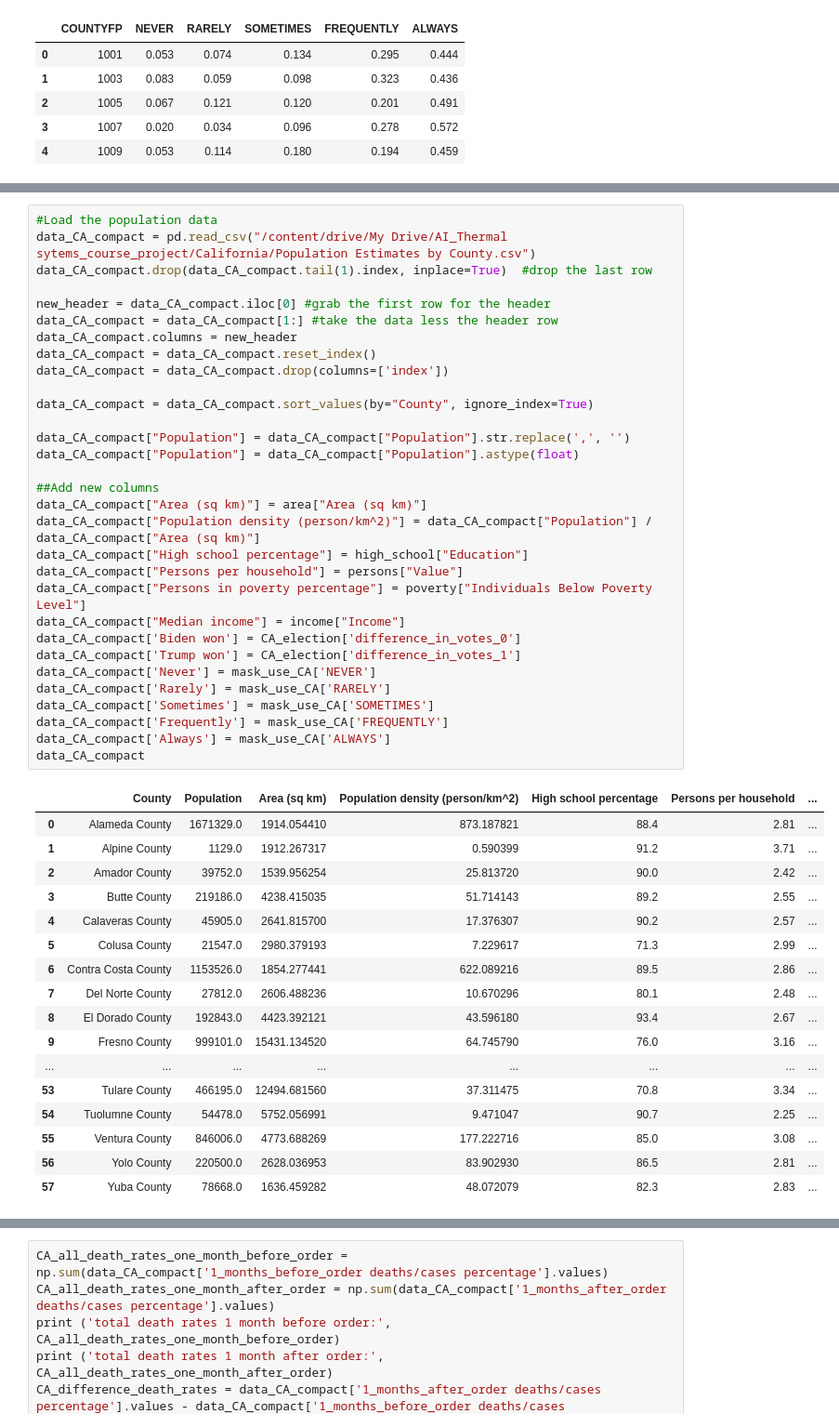
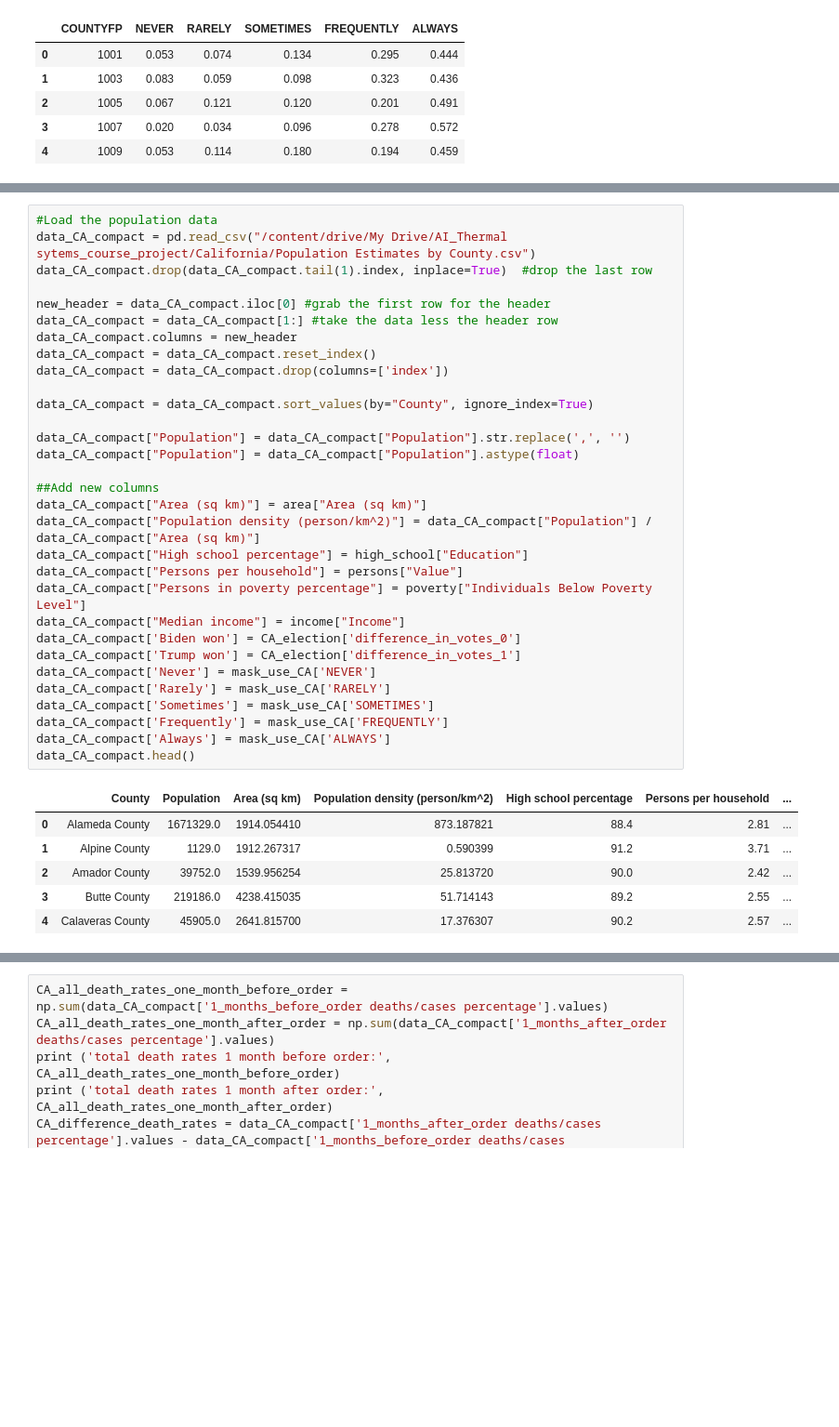
Before and after one commit to alilafzi/Coronavirus, a Jupyter notebook: California.ipynb, the cells around one changed output, grey strips where cells are left out. Shown: that part at 93% size. Saved outputs shown, nothing was run; the diff lists cells and outputs as text; blank space fills up the shorter version.

```diff
--- a/California.ipynb
+++ b/California.ipynb
@@ -372,43 +281,32 @@ data_CA_compact = data_CA_compact[1:] #take the data less the header row
 data_CA_compact.columns = new_header
 data_CA_compact = data_CA_compact.reset_index()
 data_CA_compact = data_CA_compact.drop(columns=['index'])
 
 data_CA_compact = data_CA_compact.sort_values(by="County", ignore_index=True)
 
 data_CA_compact["Population"] = data_CA_compact["Population"].str.replace(',', '')
 data_CA_compact["Population"] = data_CA_compact["Population"].astype(float)
 
 ##Add new columns
 data_CA_compact["Area (sq km)"] = area["Area (sq km)"]
 data_CA_compact["Population density (person/km^2)"] = data_CA_compact["Population"] / data_CA_compact["Area (sq km)"]
 data_CA_compact["High school percentage"] = high_school["Education"]
 data_CA_compact["Persons per household"] = persons["Value"]
 data_CA_compact["Persons in poverty percentage"] = poverty["Individuals Below Poverty Level"]
 data_CA_compact["Median income"] = income["Income"]
 data_CA_compact['Biden won'] = CA_election['difference_in_votes_0']
 data_CA_compact['Trump won'] = CA_election['difference_in_votes_1']
 data_CA_compact['Never'] = mask_use_CA['NEVER']
 data_CA_compact['Rarely'] = mask_use_CA['RARELY']
 data_CA_compact['Sometimes'] = mask_use_CA['SOMETIMES']
 data_CA_compact['Frequently'] = mask_use_CA['FREQUENTLY']
 data_CA_compact['Always'] = mask_use_CA['ALWAYS']
-data_CA_compact
+data_CA_compact.head()
 # %% [output]
 |  | County | Population | Area (sq km) | Population density (person/km^2) | High school percentage | Persons per household | ... |
 | 0 | Alameda County | 1671329.0 | 1914.054410 | 873.187821 | 88.4 | 2.81 | ... |
 | 1 | Alpine County | 1129.0 | 1912.267317 | 0.590399 | 91.2 | 3.71 | ... |
 | 2 | Amador County | 39752.0 | 1539.956254 | 25.813720 | 90.0 | 2.42 | ... |
 | 3 | Butte County | 219186.0 | 4238.415035 | 51.714143 | 89.2 | 2.55 | ... |
 | 4 | Calaveras County | 45905.0 | 2641.815700 | 17.376307 | 90.2 | 2.57 | ... |
-| 5 | Colusa County | 21547.0 | 2980.379193 | 7.229617 | 71.3 | 2.99 | ... |
-| 6 | Contra Costa County | 1153526.0 | 1854.277441 | 622.089216 | 89.5 | 2.86 | ... |
-| 7 | Del Norte County | 27812.0 | 2606.488236 | 10.670296 | 80.1 | 2.48 | ... |
-| 8 | El Dorado County | 192843.0 | 4423.392121 | 43.596180 | 93.4 | 2.67 | ... |
-| 9 | Fresno County | 999101.0 | 15431.134520 | 64.745790 | 76.0 | 3.16 | ... |
-| ... | ... | ... | ... | ... | ... | ... | ... |
-| 53 | Tulare County | 466195.0 | 12494.681560 | 37.311475 | 70.8 | 3.34 | ... |
-| 54 | Tuolumne County | 54478.0 | 5752.056991 | 9.471047 | 90.7 | 2.25 | ... |
-| 55 | Ventura County | 846006.0 | 4773.688269 | 177.222716 | 85.0 | 3.08 | ... |
-| 56 | Yolo County | 220500.0 | 2628.036953 | 83.902930 | 86.5 | 2.81 | ... |
-| 57 | Yuba County | 78668.0 | 1636.459282 | 48.072079 | 82.3 | 2.83 | ... |
 # %%
```
Also changed, not shown: parts of 16 cells of this notebook, 3 other files.
